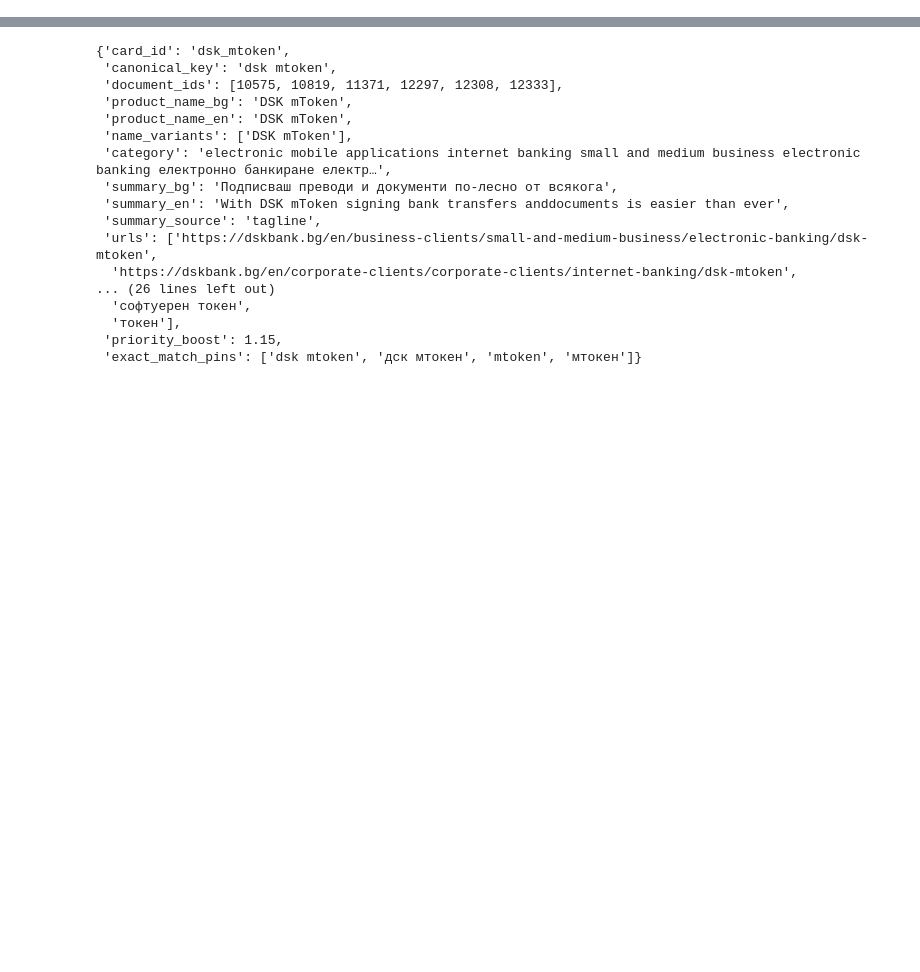
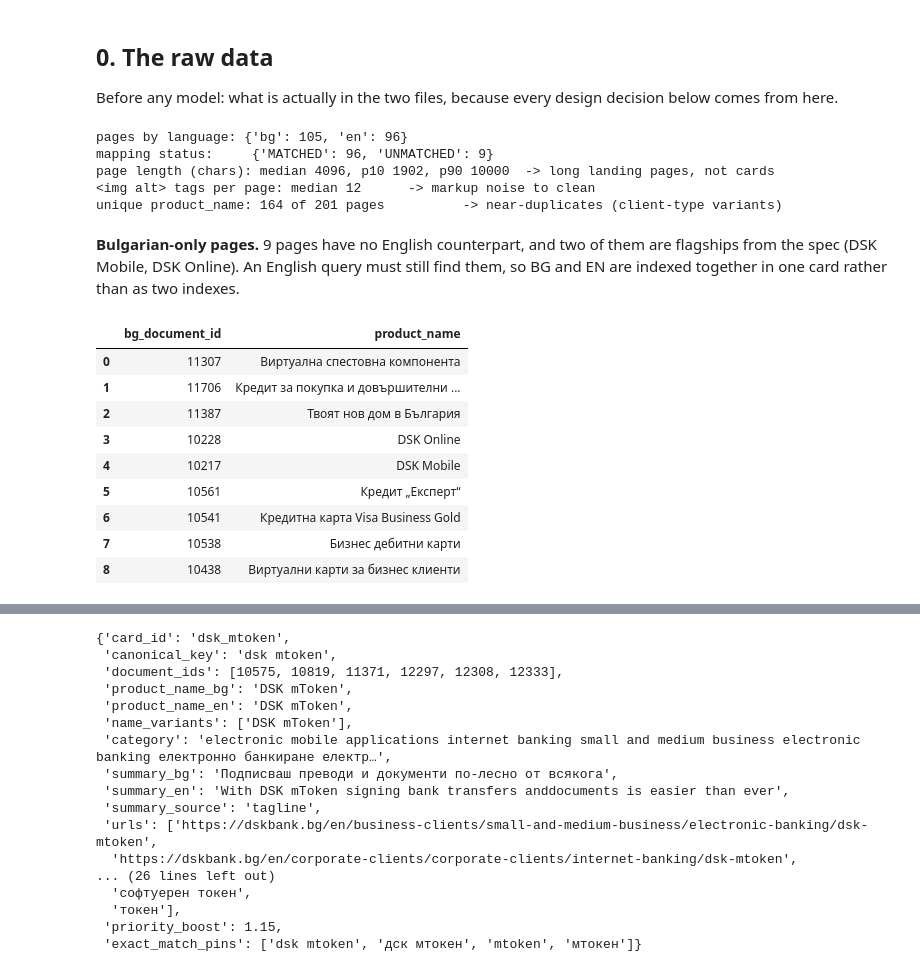
Before and after one commit to beckortikov/dsk-product-ranker, a Jupyter notebook: demo.ipynb, the cells around one changed output, grey strips where cells are left out. Drawn from its saved outputs; the diff is of its cells as text; code cells hidden in the pictures; blank space fills up the shorter version.

```diff
--- a/demo.ipynb
+++ b/demo.ipynb
@@ -23,0 +33,33 @@ print(f'{len(ranker)} cards built from {sum(len(c["document_ids"]) for c in card
+# %% [markdown]
+## 0. The raw data
+
+Before any model: what is actually in the two files, because every design decision below comes from here.
+# %%
+print('pages by language:', df.document_lang.value_counts().to_dict())
+print('mapping status:    ', mp.match_status.value_counts().to_dict())
+L = df.document_text.str.len()
+print(f'page length (chars): median {int(L.median())}, p10 {int(L.quantile(.1))}, p90 {int(L.quantile(.9))}  -> long landing pages, not cards')
+print(f'<img alt> tags per page: median {int(df.document_text.str.count("<img").median())}      -> markup noise to clean')
+print(f'unique product_name: {df.product_name.nunique()} of {len(df)} pages          -> near-duplicates (client-type variants)')
+# %% [output]
+pages by language: {'bg': 105, 'en': 96}
+mapping status:     {'MATCHED': 96, 'UNMATCHED': 9}
+page length (chars): median 4096, p10 1902, p90 10000  -> long landing pages, not cards
+<img alt> tags per page: median 12      -> markup noise to clean
+unique product_name: 164 of 201 pages          -> near-duplicates (client-type variants)
+# %% [markdown]
+**Bulgarian-only pages.** 9 pages have no English counterpart, and two of them are flagships from the spec (DSK Mobile, DSK Online). An English query must still find them, so BG and EN are indexed together in one card rather than as two indexes.
+# %%
+unmatched = mp[mp.match_status != 'MATCHED'].merge(df[['document_id', 'product_name']], left_on='bg_document_id', right_on='document_id')
+unmatched[['bg_document_id', 'product_name']]
+# %% [output]
+|  | bg_document_id | product_name |
+| 0 | 11307 | Виртуална спестовна компонента |
+| 1 | 11706 | Кредит за покупка и довършителни ... |
+| 2 | 11387 | Твоят нов дом в България |
+| 3 | 10228 | DSK Online |
+| 4 | 10217 | DSK Mobile |
+| 5 | 10561 | Кредит „Експерт“ |
+| 6 | 10541 | Кредитна карта Visa Business Gold |
+| 7 | 10538 | Бизнес дебитни карти |
+| 8 | 10438 | Виртуални карти за бизнес клиенти |
```
Also changed, not shown: parts of 20 cells of this notebook, 3 other files.
